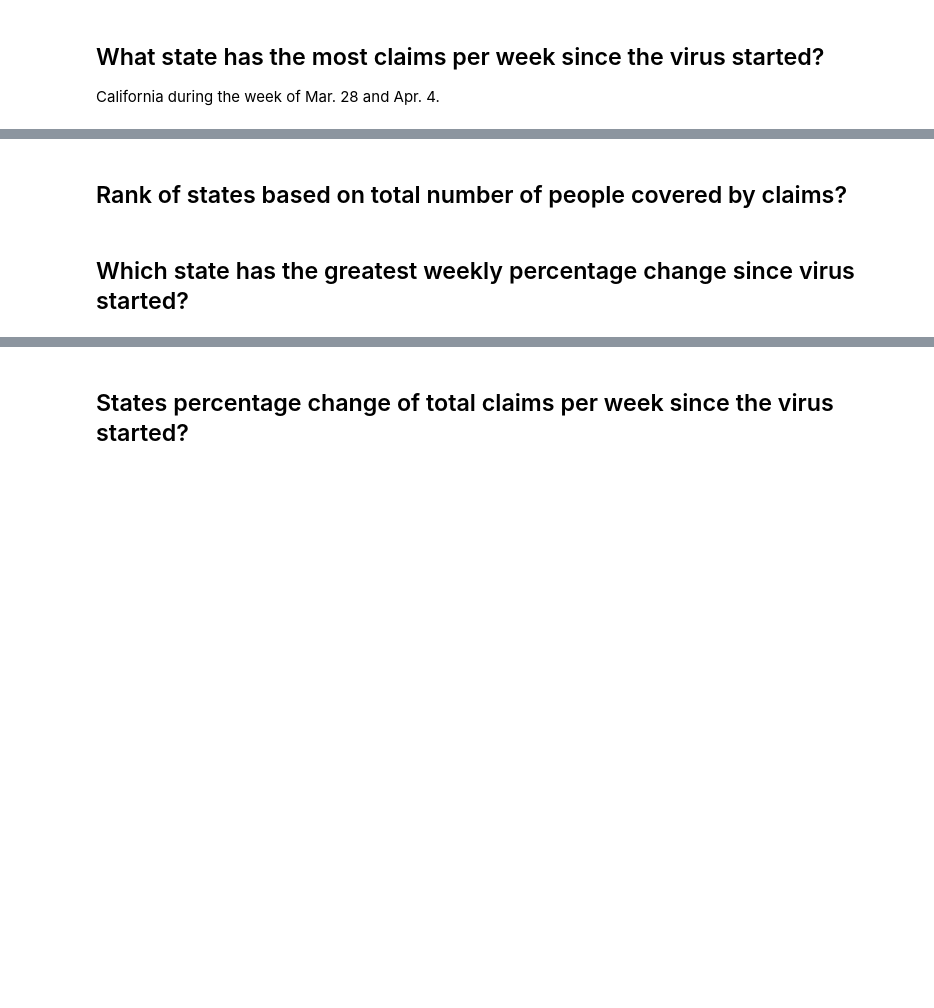
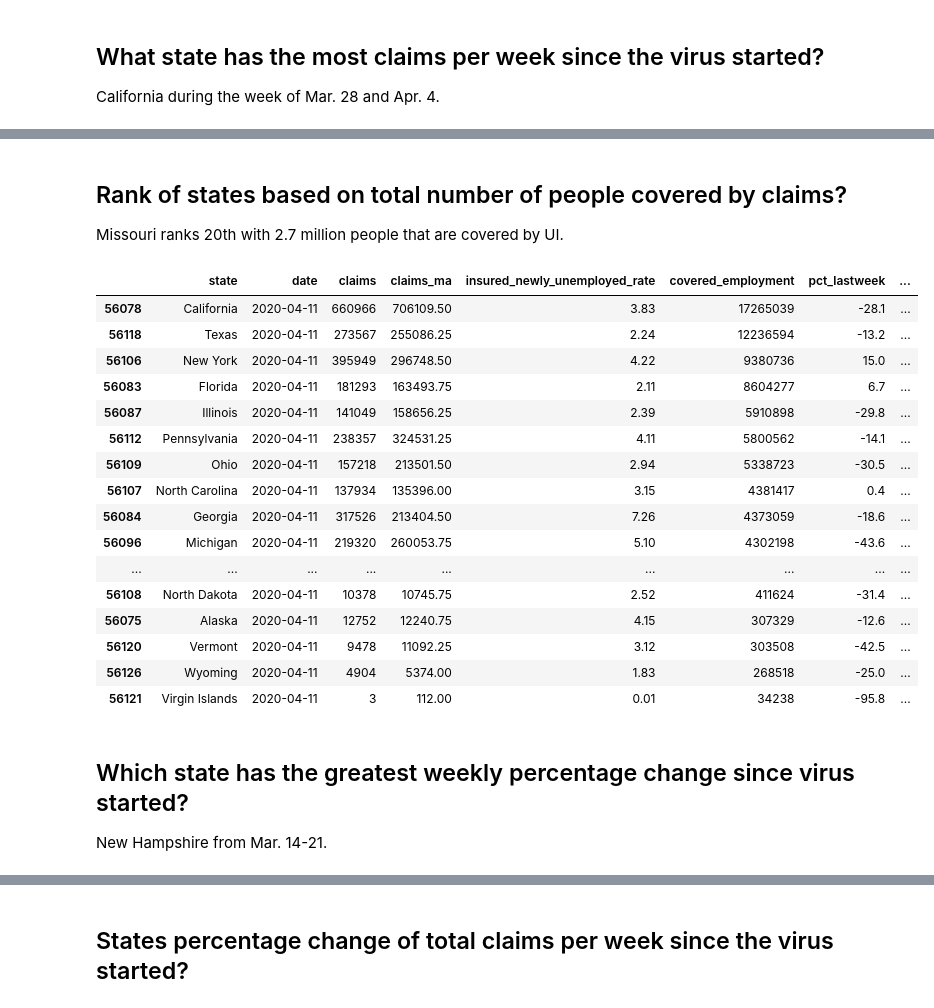
Before and after one commit to ritzdorfqu/Unemployment-Claims, a Jupyter notebook: Unemployment-Claims.ipynb, the cells around one changed output, grey strips where cells are left out. Drawn from its saved outputs; the diff is of its cells as text; code cells hidden in the pictures; blank space fills up the shorter version.

Commit message:
updated unemployment claims project

```diff
--- a/Unemployment-Claims.ipynb
+++ b/Unemployment-Claims.ipynb
@@ -265,4 +269,32 @@ state_claims[
 # %% [markdown]
 ## Rank of states based on total number of people covered by claims?
+
+Missouri ranks 20th with 2.7 million people that are covered by UI.
+# %%
+state_claims[
+    state_claims['date'] == '2020-04-11'
+].sort_values(
+    'covered_employment', ascending=False
+)
+# %% [output]
+|  | state | date | claims | claims_ma | insured_newly_unemployed_rate | covered_employment | pct_lastweek | ... |
+| 56078 | California | 2020-04-11 | 660966 | 706109.50 | 3.83 | 17265039 | -28.1 | ... |
+| 56118 | Texas | 2020-04-11 | 273567 | 255086.25 | 2.24 | 12236594 | -13.2 | ... |
+| 56106 | New York | 2020-04-11 | 395949 | 296748.50 | 4.22 | 9380736 | 15.0 | ... |
+| 56083 | Florida | 2020-04-11 | 181293 | 163493.75 | 2.11 | 8604277 | 6.7 | ... |
+| 56087 | Illinois | 2020-04-11 | 141049 | 158656.25 | 2.39 | 5910898 | -29.8 | ... |
+| 56112 | Pennsylvania | 2020-04-11 | 238357 | 324531.25 | 4.11 | 5800562 | -14.1 | ... |
+| 56109 | Ohio | 2020-04-11 | 157218 | 213501.50 | 2.94 | 5338723 | -30.5 | ... |
+| 56107 | North Carolina | 2020-04-11 | 137934 | 135396.00 | 3.15 | 4381417 | 0.4 | ... |
+| 56084 | Georgia | 2020-04-11 | 317526 | 213404.50 | 7.26 | 4373059 | -18.6 | ... |
+| 56096 | Michigan | 2020-04-11 | 219320 | 260053.75 | 5.10 | 4302198 | -43.6 | ... |
+| ... | ... | ... | ... | ... | ... | ... | ... | ... |
+| 56108 | North Dakota | 2020-04-11 | 10378 | 10745.75 | 2.52 | 411624 | -31.4 | ... |
+| 56075 | Alaska | 2020-04-11 | 12752 | 12240.75 | 4.15 | 307329 | -12.6 | ... |
+| 56120 | Vermont | 2020-04-11 | 9478 | 11092.25 | 3.12 | 303508 | -42.5 | ... |
+| 56126 | Wyoming | 2020-04-11 | 4904 | 5374.00 | 1.83 | 268518 | -25.0 | ... |
+| 56121 | Virgin Islands | 2020-04-11 | 3 | 112.00 | 0.01 | 34238 | -95.8 | ... |
 # %% [markdown]
 ## Which state has the greatest weekly percentage change since virus started?
+
+New Hampshire from Mar. 14-21.
```
Also changed, not shown: parts of 43 cells of this notebook.
